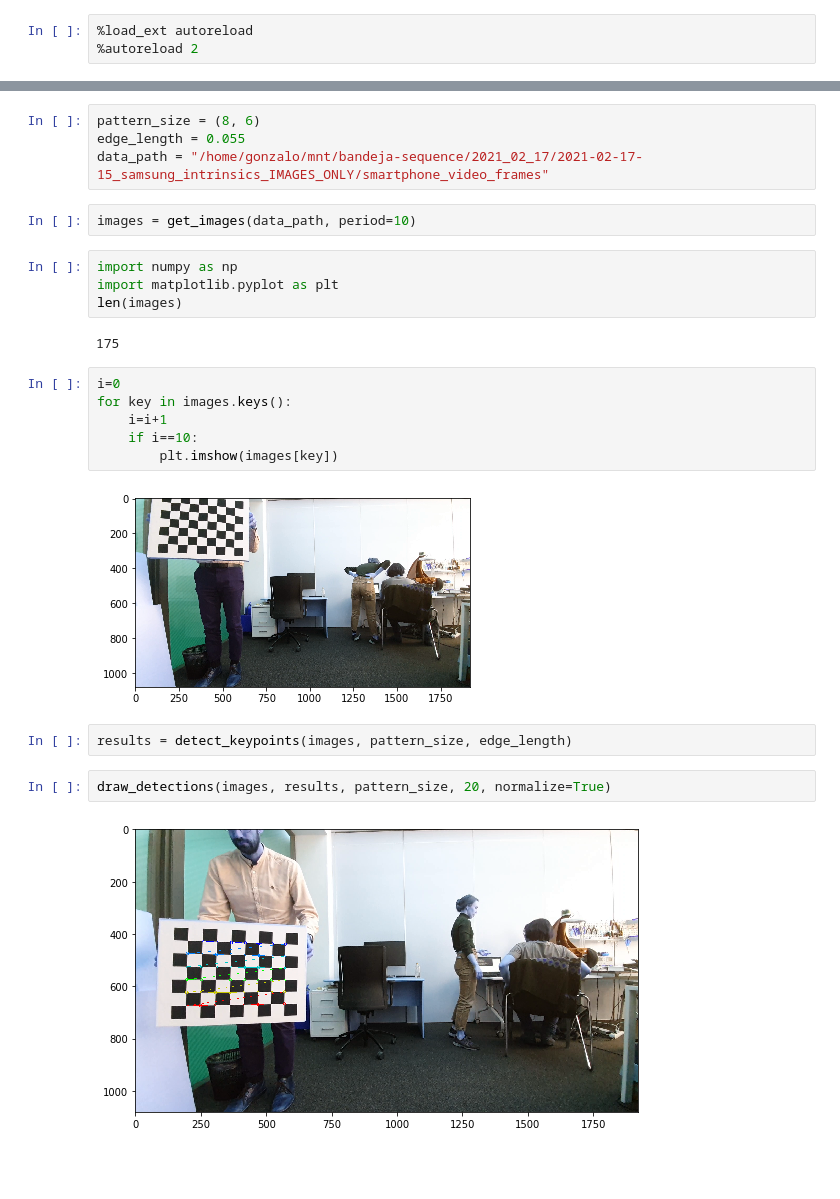
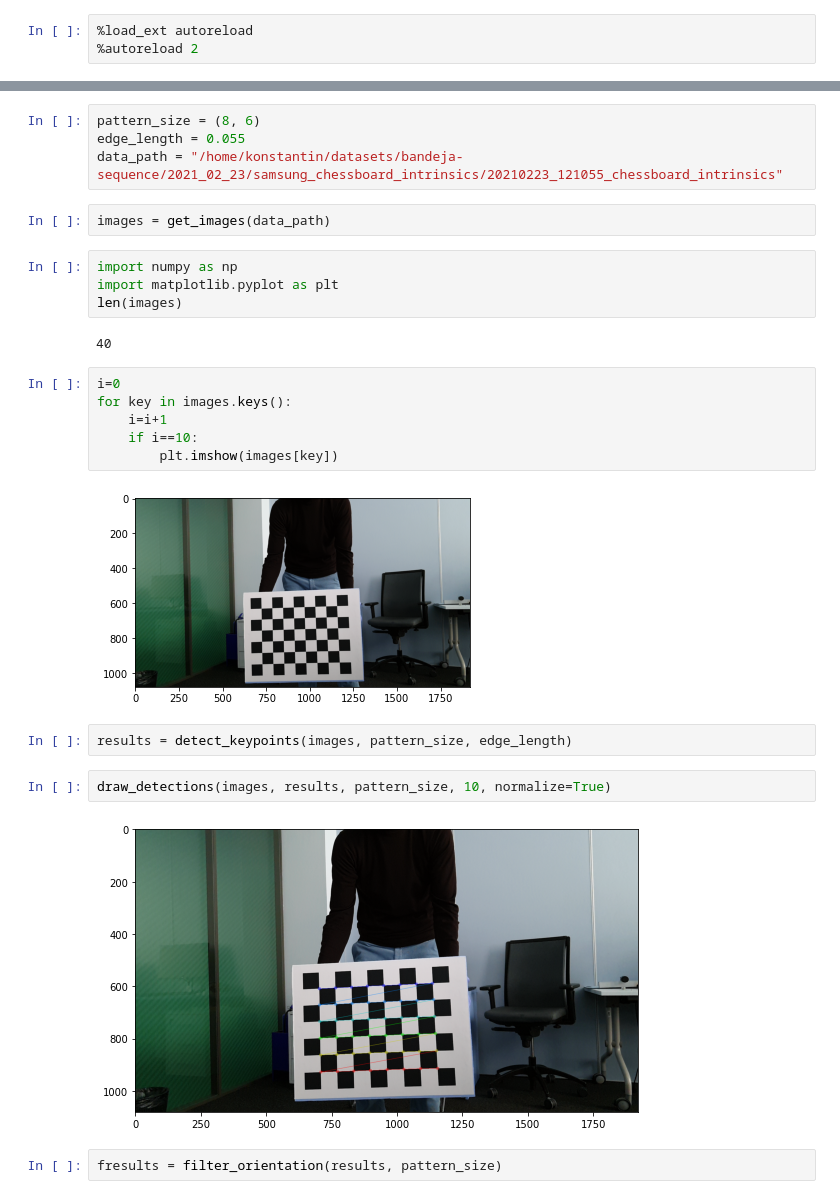
Before and after one commit to Marselka/CalibrationProject, a Jupyter notebook: intrinsics_calibration.ipynb, the cells around one changed output, grey strips where cells are left out. Cells and saved outputs as stored; diff of their text form; blank space fills up the shorter version.

```diff
--- a/intrinsics_calibration.ipynb
+++ b/intrinsics_calibration.ipynb
@@ -14,15 +24,15 @@ or from the matplotlib source distribution
 # %%
 pattern_size = (8, 6)
 edge_length = 0.055
-data_path = "/home/gonzalo/mnt/bandeja-sequence/2021_02_17/2021-02-17-15_samsung_intrinsics_IMAGES_ONLY/smartphone_video_frames"
+data_path = "/home/konstantin/datasets/bandeja-sequence/2021_02_23/samsung_chessboard_intrinsics/20210223_121055_chessboard_intrinsics"
 # %%
-images = get_images(data_path, period=10)
+images = get_images(data_path)
 # %%
 import numpy as np
 import matplotlib.pyplot as plt
 len(images)
 # %% [output]
-175
+40
 # %%
 i=0
 for key in images.keys():
@@ -30,13 +40,15 @@ for key in images.keys():
     if i==10:
         plt.imshow(images[key])
 # %% [output]
-[figure, old version]
+[figure, new version]
 # %%
 results = detect_keypoints(images, pattern_size, edge_length)
 # %%
-draw_detections(images, results, pattern_size, 20, normalize=True)
+draw_detections(images, results, pattern_size, 10, normalize=True)
 # %% [output]
-[figure, old version]
+[figure, new version]
+# %%
+fresults = filter_orientation(results, pattern_size)
 # %%
 criteria = (cv.TERM_CRITERIA_EPS + cv.TERM_CRITERIA_MAX_ITER, 30, 0.0001)
 
```
Also changed, not shown: parts of 4 cells of this notebook, 11 other files.
